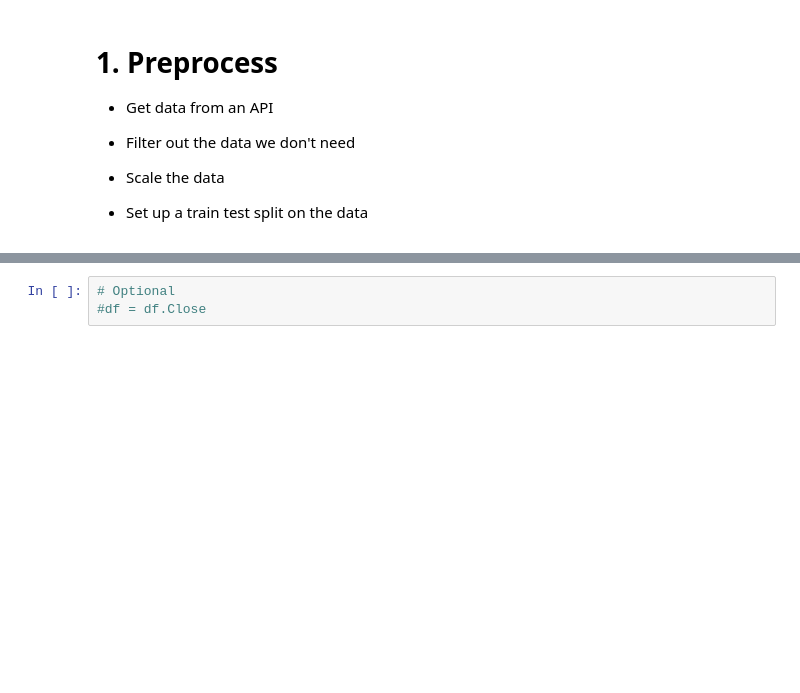
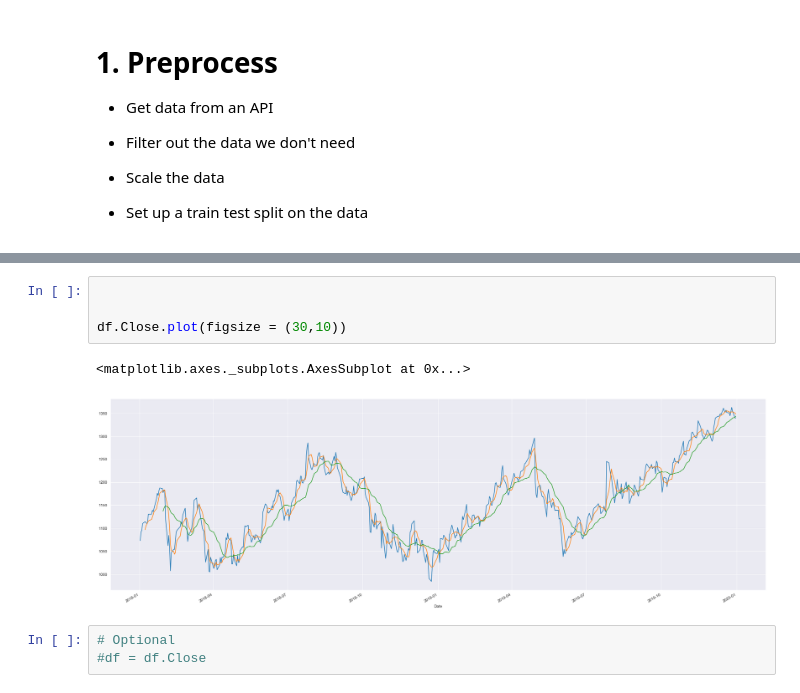
Before and after one commit to DataNinjasPro/Project_2, a Jupyter notebook: main.ipynb, the cells around one changed output, grey strips where cells are left out. Drawn from its saved outputs; the diff is of its cells as text; blank space fills up the shorter version.

```diff
--- a/main.ipynb
+++ b/main.ipynb
@@ -57,3 +81,10 @@ df
+# %%
+
+
+df.Close.plot(figsize = (30,10))
+# %% [output]
+<matplotlib.axes._subplots.AxesSubplot at 0x...>
+[figure, added]
 # %%
 # Optional
 #df = df.Close
```
Also changed, not shown: parts of 6 cells of this notebook.
